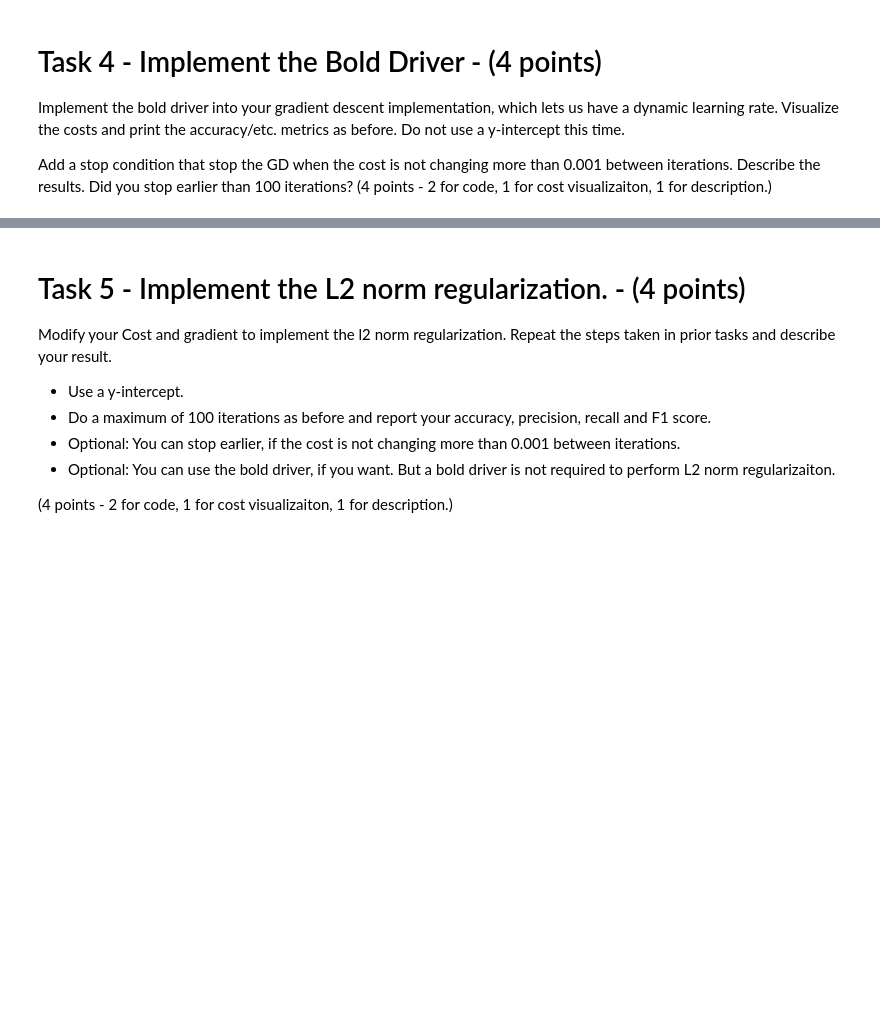
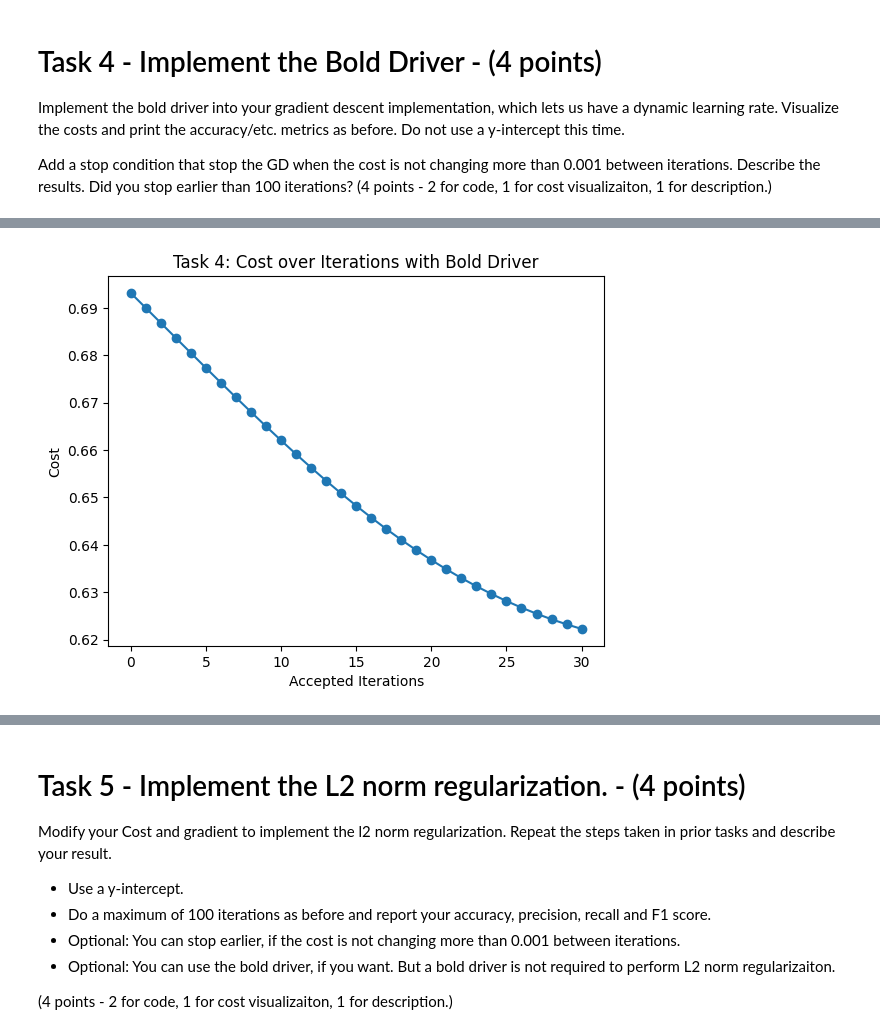
Before and after one commit to eduardo-issa/DataAnalytics_CS329E, a Jupyter notebook: Assignment6/329e_HW06.ipynb, the cells around one changed output, grey strips where cells are left out. Cells and saved outputs as stored; diff of their text form; code cells hidden in the pictures; blank space fills up the shorter version.

```diff
--- a/Assignment6/329e_HW06.ipynb
+++ b/Assignment6/329e_HW06.ipynb
@@ -292,0 +293,93 @@ Describe the results. Did you stop earlier than 100 iterations?
+# %%
+# Add your code Here!
+
+# Load data and split
+df = pd.read_csv("Heart.csv")
+X = df[["Age", "Sex", "Chol"]].values.astype(float)
+y = df["Target"].map({"Yes": 1, "No": 0}).values.astype(float)
+
+# Manual split
+idx = np.random.permutation(len(X))
+split = int(0.8 * len(X))
+X_train, X_test = X[idx[:split]], X[idx[split:]]
+y_train, y_test = y[idx[:split]], y[idx[split:]]
+
+mean, std = X_train.mean(axis=0), X_train.std(axis=0)
+X_train = (X_train - mean) / std
+X_test = (X_test - mean) / std
+
+# Sigmoid cost and gradient functions:
+def sigmoid(z):
+    return 1 / (1 + np.exp(-z))
+
+def cost_function(X, y, weights):
+    p = sigmoid(X.dot(weights))
+    p = np.clip(p, 1e-15, 1 - 1e-15)
+    return 1.0 / len(y) * (-y.dot(np.log(p)) - (1 - y).dot(np.log(1 - p)))
+
+def gradient(X, y, weights):
+    return 1.0 / len(y) * (sigmoid(X.dot(weights)) - y).dot(X)
+
+# Bold Driver Gradient Descent Parameters
+num_iterations = 100
+learning_rate = 0.1 # Initial learning rate
+weights = np.zeros(3) # Age, Sex, Chol (No intercept)
+
+cost_list = []
+current_cost = cost_function(X_train, y_train, weights)
+cost_list.append(current_cost)
+
+stopped_early = False
+final_iteration = num_iterations
+
+for i in range(num_iterations):
+    # Compute gradient with current weights
+    grad = gradient(X_train, y_train, weights)
+    # Propose new weights
+    new_weights = weights - learning_rate * grad
+    new_cost = cost_function(X_train, y_train, new_weights)
+
+    # Check Bold Driver rule
+    if new_cost < current_cost:
+        # Cost decreased: accept update and increase learning rate
+        cost_change = current_cost - new_cost
+        weights = new_weights
+        current_cost = new_cost
+        learning_rate *= 1.05
+        cost_list.append(current_cost)
+        # Check stop condition
+        if cost_change <= 0.001:
+            print(f"Stopped early at iteration {i+1} because cost change ({cost_change:.6f}) <= 0.001")
+            stopped_early = True
+            final_iteration = i + 1
+            break
+    else:
+        # Cost increased: reject update and decrease learning rate
+        learning_rate *= 0.5
+
+# Plot Cost Visualization
+plt.plot(np.arange(len(cost_list)), cost_list, marker='o')
+plt.title("Task 4: Cost over Iterations with Bold Driver")
+plt.xlabel("Accepted Iterations")
+plt.ylabel("Cost")
+plt.show()
+
+# Evaluate Metrics on Test Set
+predictions = (sigmoid(X_test.dot(weights)) >= 0.5).astype(int)
+
+TP = np.sum((predictions == 1) & (y_test == 1))
+TN = np.sum((predictions == 0) & (y_test == 0))
+FP = np.sum((predictions == 1) & (y_test == 0))
+FN = np.sum((predictions == 0) & (y_test == 1))
+
+accuracy = (TP + TN) / len(y_test)
+precision = TP / (TP + FP) if (TP + FP) > 0 else 0.0
+recall = TP / (TP + FN) if (TP + FN) > 0 else 0.0
+f1 = 2 * precision * recall / (precision + recall) if (precision + recall) > 0 else 0.0
+
+print(f"TP: {TP}, TN: {TN}, FP: {FP}, FN: {FN}")
+print(f"Accuracy : {accuracy:.4f}")
+print(f"Precision: {precision:.4f}")
+print(f"Recall : {recall:.4f}")
+print(f"F1 Score : {f1:.4f}")
+# %% [output]
@@ -292,0 +387 @@ Describe the results. Did you stop earlier than 100 iterations?
+[figure, added]
```
Also changed, not shown: parts of 11 cells of this notebook.
